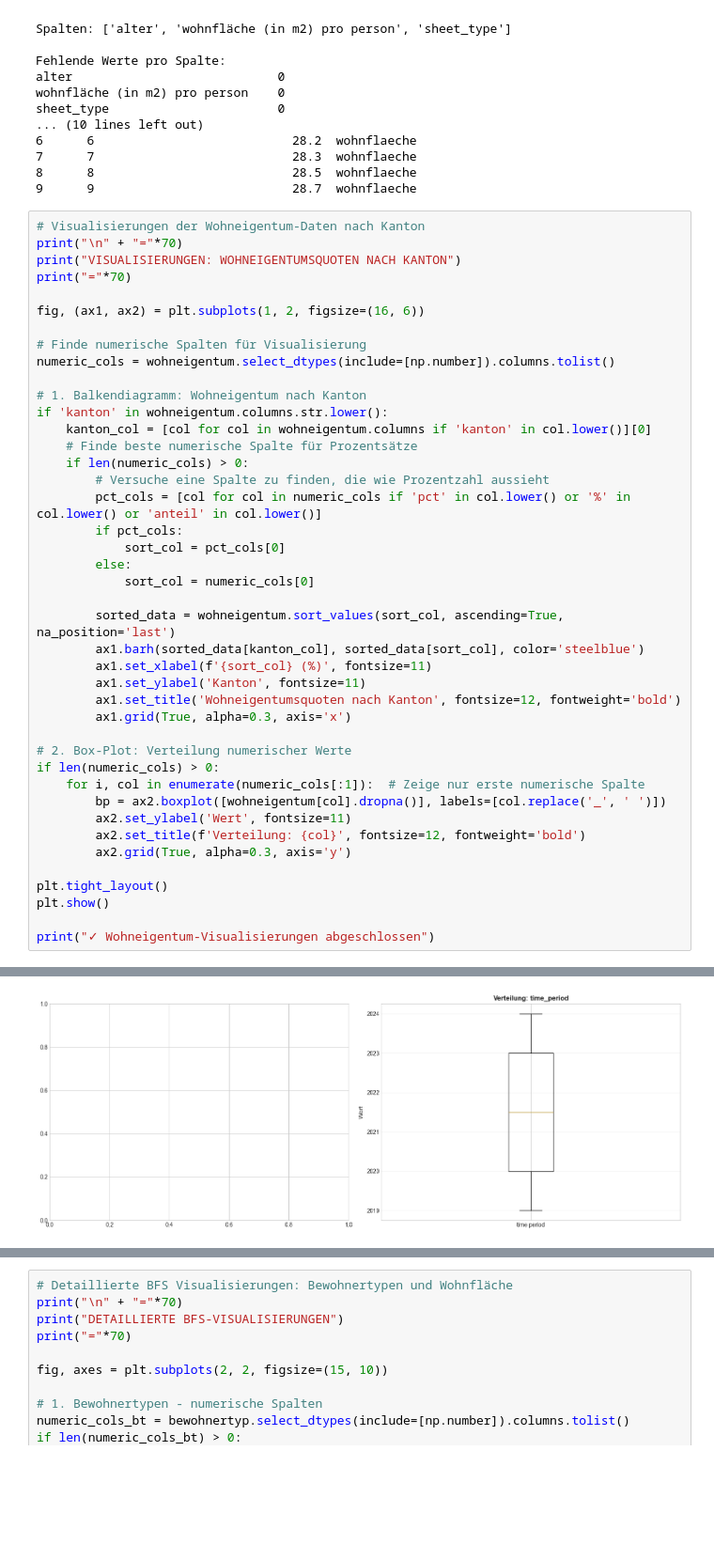
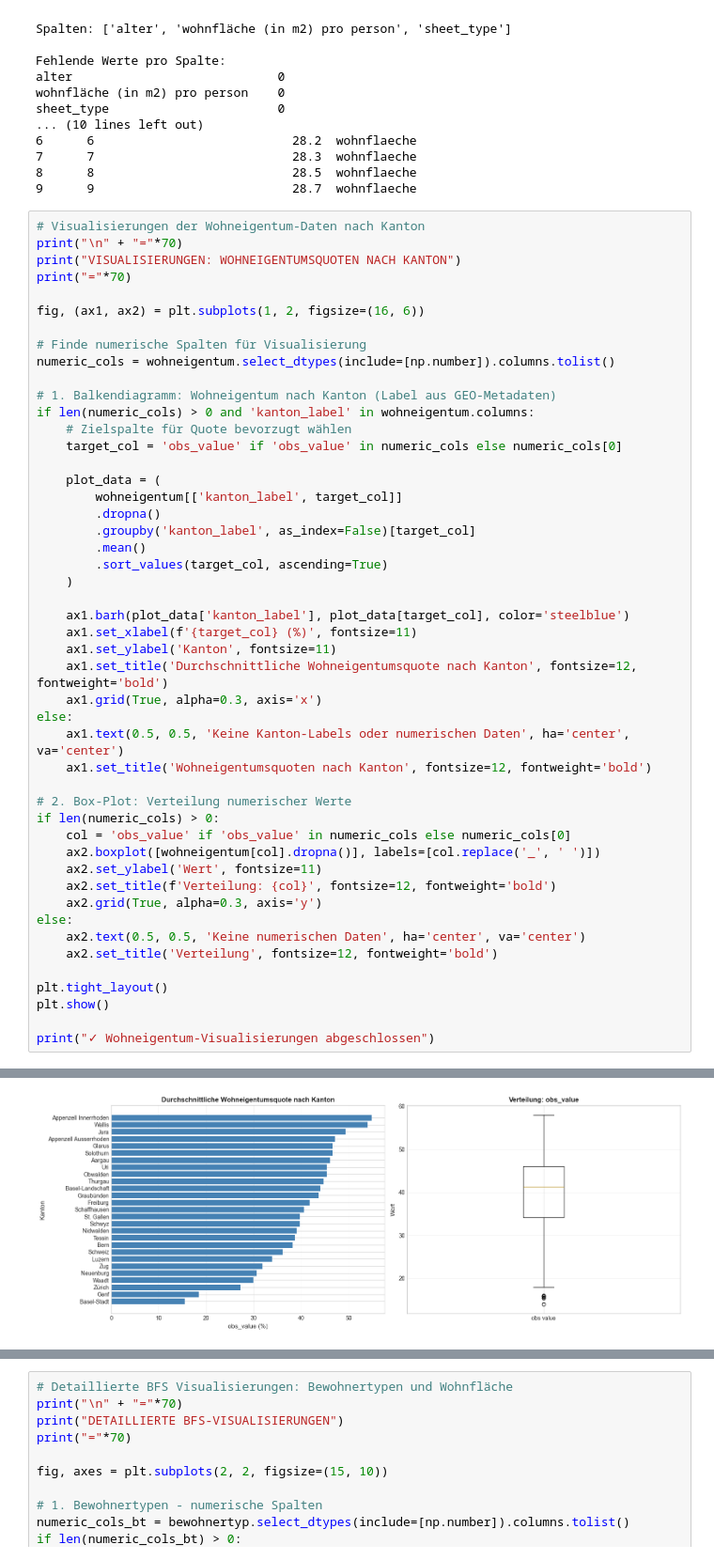
Before and after one commit to javi36/PODSV_Visualisierungsprojekt, a Jupyter notebook: eda/eda_whoowns.ipynb, the cells around one changed output, grey strips where cells are left out. Shown at 94% size. Saved outputs shown, nothing was run; the diff lists cells and outputs as text; blank space fills up the shorter version.

Commit message:
wohneigentumsquote nach kanton gefixt

```diff
--- a/eda/eda_whoowns.ipynb
+++ b/eda/eda_whoowns.ipynb
@@ -152,50 +179,56 @@ sheet_type                       0
 # %%
 # Visualisierungen der Wohneigentum-Daten nach Kanton
 print("\n" + "="*70)
 print("VISUALISIERUNGEN: WOHNEIGENTUMSQUOTEN NACH KANTON")
 print("="*70)
 
 fig, (ax1, ax2) = plt.subplots(1, 2, figsize=(16, 6))
 
 # Finde numerische Spalten für Visualisierung
 numeric_cols = wohneigentum.select_dtypes(include=[np.number]).columns.tolist()
 
-# 1. Balkendiagramm: Wohneigentum nach Kanton
-if 'kanton' in wohneigentum.columns.str.lower():
-    kanton_col = [col for col in wohneigentum.columns if 'kanton' in col.lower()][0]
-    # Finde beste numerische Spalte für Prozentsätze
-    if len(numeric_cols) > 0:
-        # Versuche eine Spalte zu finden, die wie Prozentzahl aussieht
-        pct_cols = [col for col in numeric_cols if 'pct' in col.lower() or '%' in col.lower() or 'anteil' in col.lower()]
-        if pct_cols:
-            sort_col = pct_cols[0]
-        else:
-            sort_col = numeric_cols[0]
+# 1. Balkendiagramm: Wohneigentum nach Kanton (Label aus GEO-Metadaten)
+if len(numeric_cols) > 0 and 'kanton_label' in wohneigentum.columns:
+    # Zielspalte für Quote bevorzugt wählen
+    target_col = 'obs_value' if 'obs_value' in numeric_cols else numeric_cols[0]
 
-        sorted_data = wohneigentum.sort_values(sort_col, ascending=True, na_position='last')
-        ax1.barh(sorted_data[kanton_col], sorted_data[sort_col], color='steelblue')
-        ax1.set_xlabel(f'{sort_col} (%)', fontsize=11)
-        ax1.set_ylabel('Kanton', fontsize=11)
-        ax1.set_title('Wohneigentumsquoten nach Kanton', fontsize=12, fontweight='bold')
-        ax1.grid(True, alpha=0.3, axis='x')
+    plot_data = (
+        wohneigentum[['kanton_label', target_col]]
+        .dropna()
+        .groupby('kanton_label', as_index=False)[target_col]
+        .mean()
+        .sort_values(target_col, ascending=True)
+    )
+
+    ax1.barh(plot_data['kanton_label'], plot_data[target_col], color='steelblue')
+    ax1.set_xlabel(f'{target_col} (%)', fontsize=11)
+    ax1.set_ylabel('Kanton', fontsize=11)
+    ax1.set_title('Durchschnittliche Wohneigentumsquote nach Kanton', fontsize=12, fontweight='bold')
+    ax1.grid(True, alpha=0.3, axis='x')
+else:
+    ax1.text(0.5, 0.5, 'Keine Kanton-Labels oder numerischen Daten', ha='center', va='center')
+    ax1.set_title('Wohneigentumsquoten nach Kanton', fontsize=12, fontweight='bold')
 
 # 2. Box-Plot: Verteilung numerischer Werte
 if len(numeric_cols) > 0:
-    for i, col in enumerate(numeric_cols[:1]):  # Zeige nur erste numerische Spalte
-        bp = ax2.boxplot([wohneigentum[col].dropna()], labels=[col.replace('_', ' ')])
-        ax2.set_ylabel('Wert', fontsize=11)
-        ax2.set_title(f'Verteilung: {col}', fontsize=12, fontweight='bold')
-        ax2.grid(True, alpha=0.3, axis='y')
+    col = 'obs_value' if 'obs_value' in numeric_cols else numeric_cols[0]
+    ax2.boxplot([wohneigentum[col].dropna()], labels=[col.replace('_', ' ')])
+    ax2.set_ylabel('Wert', fontsize=11)
+    ax2.set_title(f'Verteilung: {col}', fontsize=12, fontweight='bold')
+    ax2.grid(True, alpha=0.3, axis='y')
+else:
+    ax2.text(0.5, 0.5, 'Keine numerischen Daten', ha='center', va='center')
+    ax2.set_title('Verteilung', fontsize=12, fontweight='bold')
 
 plt.tight_layout()
 plt.show()
 
 print("✓ Wohneigentum-Visualisierungen abgeschlossen")
 # %% [output]
 ======================================================================
 VISUALISIERUNGEN: WOHNEIGENTUMSQUOTEN NACH KANTON
 ======================================================================
-[figure, old version]
+[figure, new version]
 ✓ Wohneigentum-Visualisierungen abgeschlossen
 # %%
 # Detaillierte BFS Visualisierungen: Bewohnertypen und Wohnfläche
```
Also changed, not shown: parts of 3 cells of this notebook, 2 other files.
